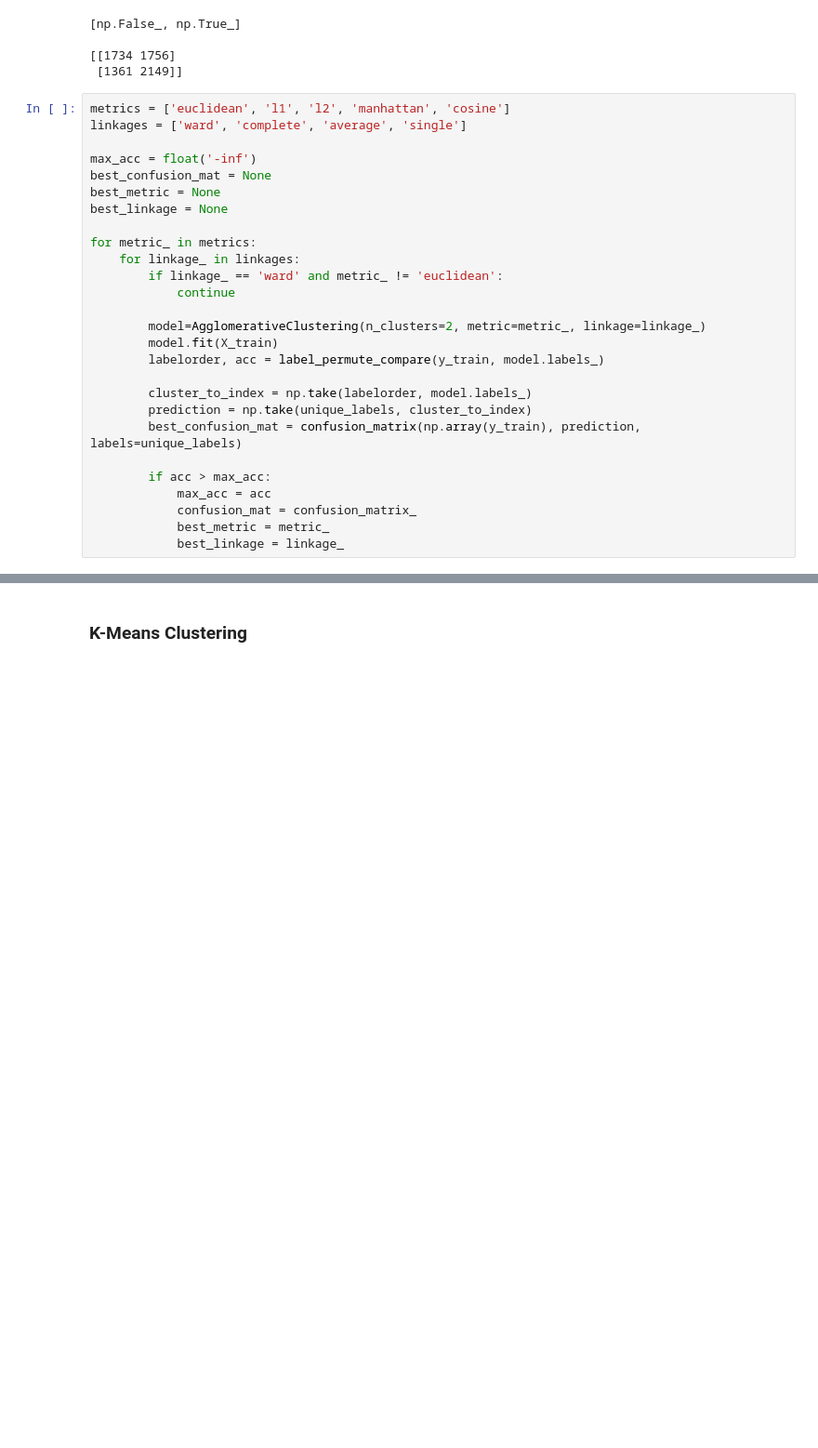
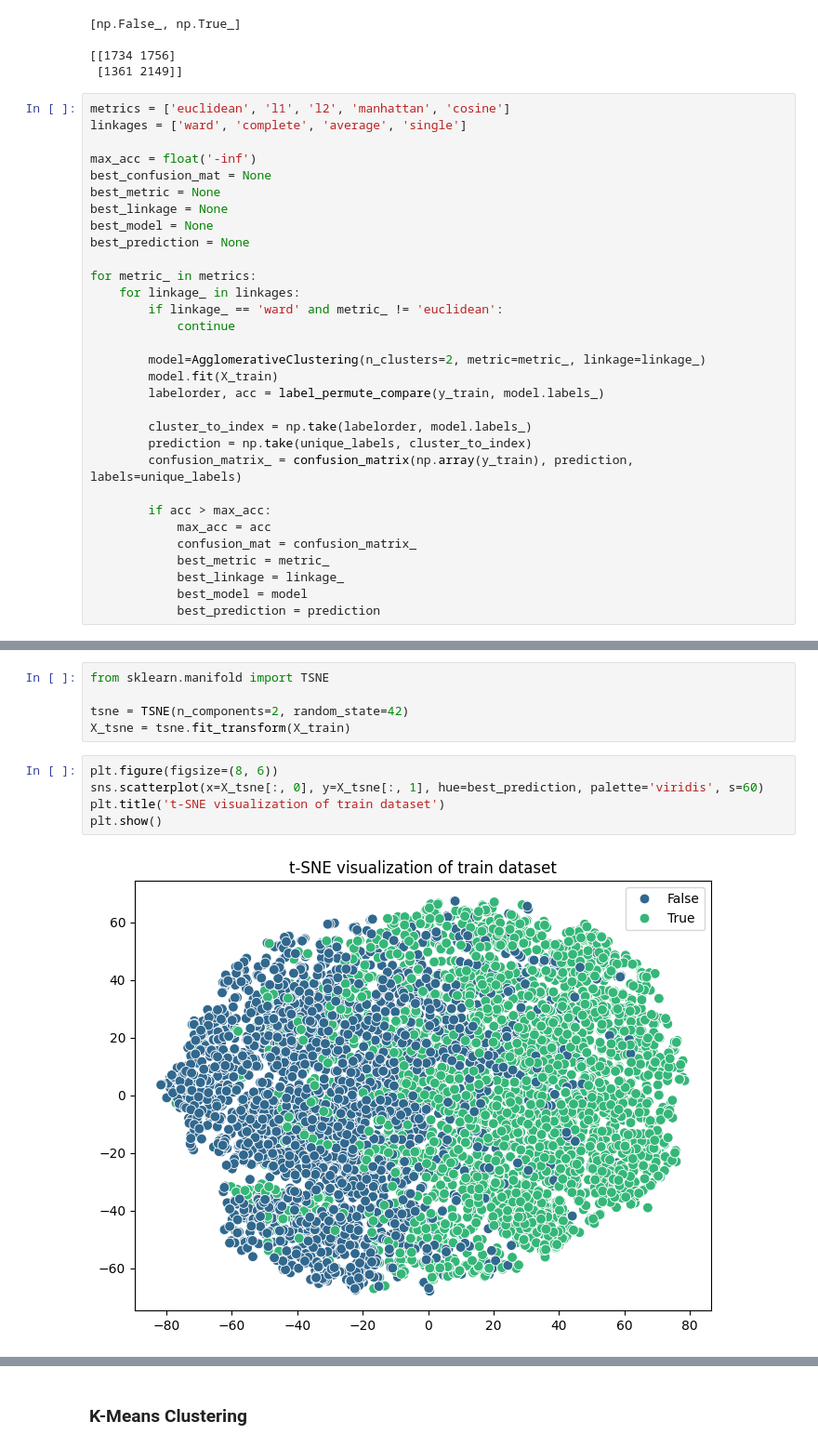
Before and after one commit to BlueJayVRStudio/CSCA5632_final, a Jupyter notebook: UnsupervisedLearningProject.ipynb, the cells around one changed output, grey strips where cells are left out. Shown at 93% size. Saved outputs shown, nothing was run; the diff lists cells and outputs as text; blank space fills up the shorter version.

```diff
--- a/UnsupervisedLearningProject.ipynb
+++ b/UnsupervisedLearningProject.ipynb
@@ -469,6 +468,8 @@ max_acc = float('-inf')
 best_confusion_mat = None
 best_metric = None
 best_linkage = None
+best_model = None
+best_prediction = None
 
 for metric_ in metrics:
     for linkage_ in linkages:
@@ -481,11 +482,13 @@ for metric_ in metrics:
 
         cluster_to_index = np.take(labelorder, model.labels_)
         prediction = np.take(unique_labels, cluster_to_index)
-        best_confusion_mat = confusion_matrix(np.array(y_train), prediction, labels=unique_labels)
+        confusion_matrix_ = confusion_matrix(np.array(y_train), prediction, labels=unique_labels)
 
         if acc > max_acc:
             max_acc = acc
             confusion_mat = confusion_matrix_
             best_metric = metric_
             best_linkage = linkage_
+            best_model = model
+            best_prediction = prediction
 # %%
@@ -494,0 +502,12 @@ print(max_acc, best_metric, best_linkage)
+# %%
+from sklearn.manifold import TSNE
+
+tsne = TSNE(n_components=2, random_state=42)
+X_tsne = tsne.fit_transform(X_train)
+# %%
+plt.figure(figsize=(8, 6))
+sns.scatterplot(x=X_tsne[:, 0], y=X_tsne[:, 1], hue=best_prediction, palette='viridis', s=60)
+plt.title('t-SNE visualization of train dataset')
+plt.show()
+# %% [output]
+[figure, added]
```
Also changed, not shown: parts of 20 cells of this notebook.
